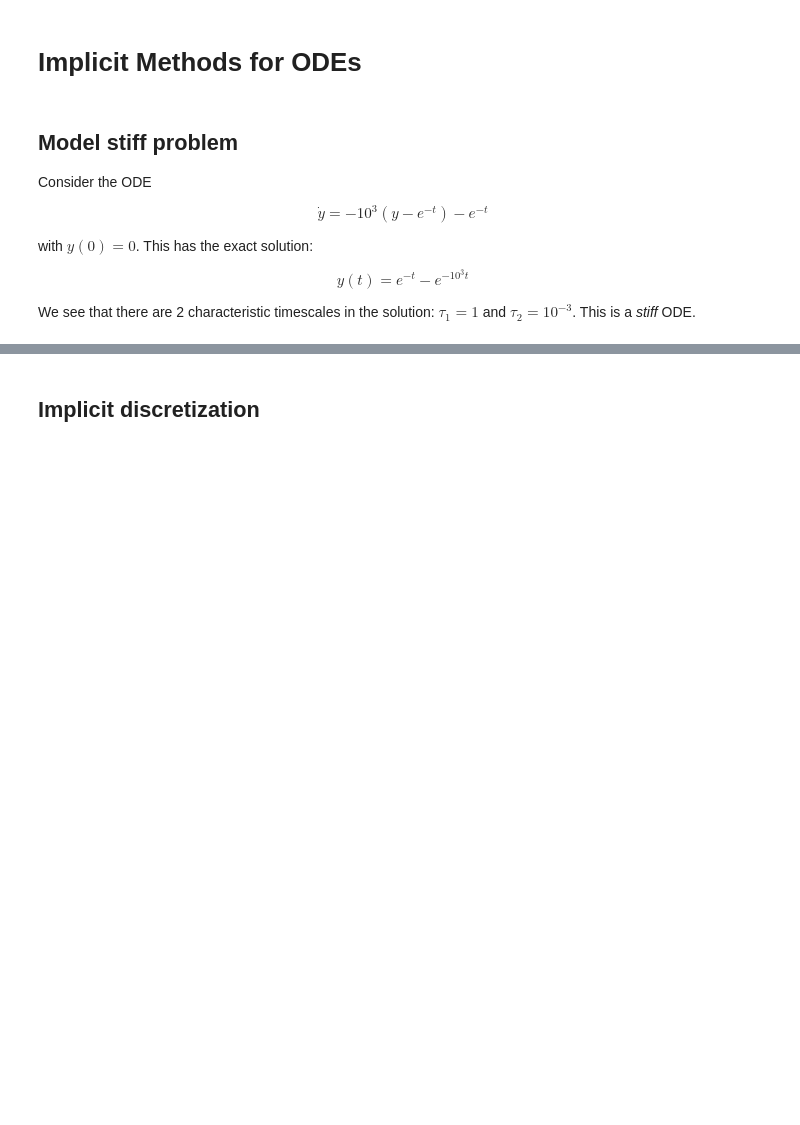
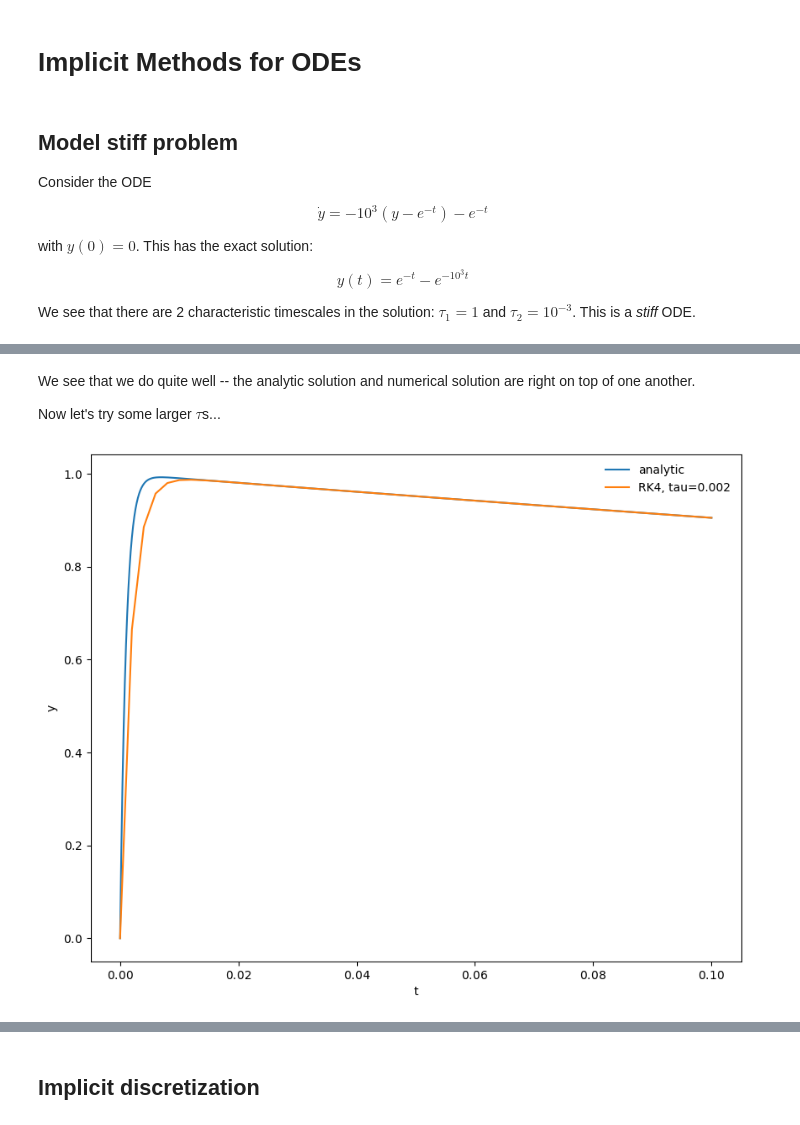
Before and after one commit to zingale/comp_astro_tutorial, a Jupyter notebook: content/reaction_networks/ODEs-implicit.ipynb, the cells around one changed output, grey strips where cells are left out. Drawn from its saved outputs; the diff is of its cells as text; code cells hidden in the pictures; blank space fills up the shorter version.

```diff
--- a/content/reaction_networks/ODEs-implicit.ipynb
+++ b/content/reaction_networks/ODEs-implicit.ipynb
@@ -23,0 +28,3 @@ Let's solve this using RK4
+# %%
+def f(t, y):
+    return -1.e3 * (y - np.exp(-t)) - np.exp(-t)
@@ -23,0 +33,3 @@ Let's solve this using RK4
+# %%
+def analytic(t):
+    return np.exp(-t) - np.exp(-1.e3*t)
@@ -23,0 +88,10 @@ Let's solve this using RK4
+# %% [markdown]
+We see that we do quite well -- the analytic solution and numerical solution are right on top of one another.
+
+Now let's try some larger $\tau$s...
+# %%
+tau = 2.e-3
+t, y = rk4(y0, tau, tmax)
+fig = plot(t, y, label=f"RK4, tau={tau}")
+# %% [output]
+[figure, added]
```
Also changed, not shown: parts of 19 cells of this notebook.
